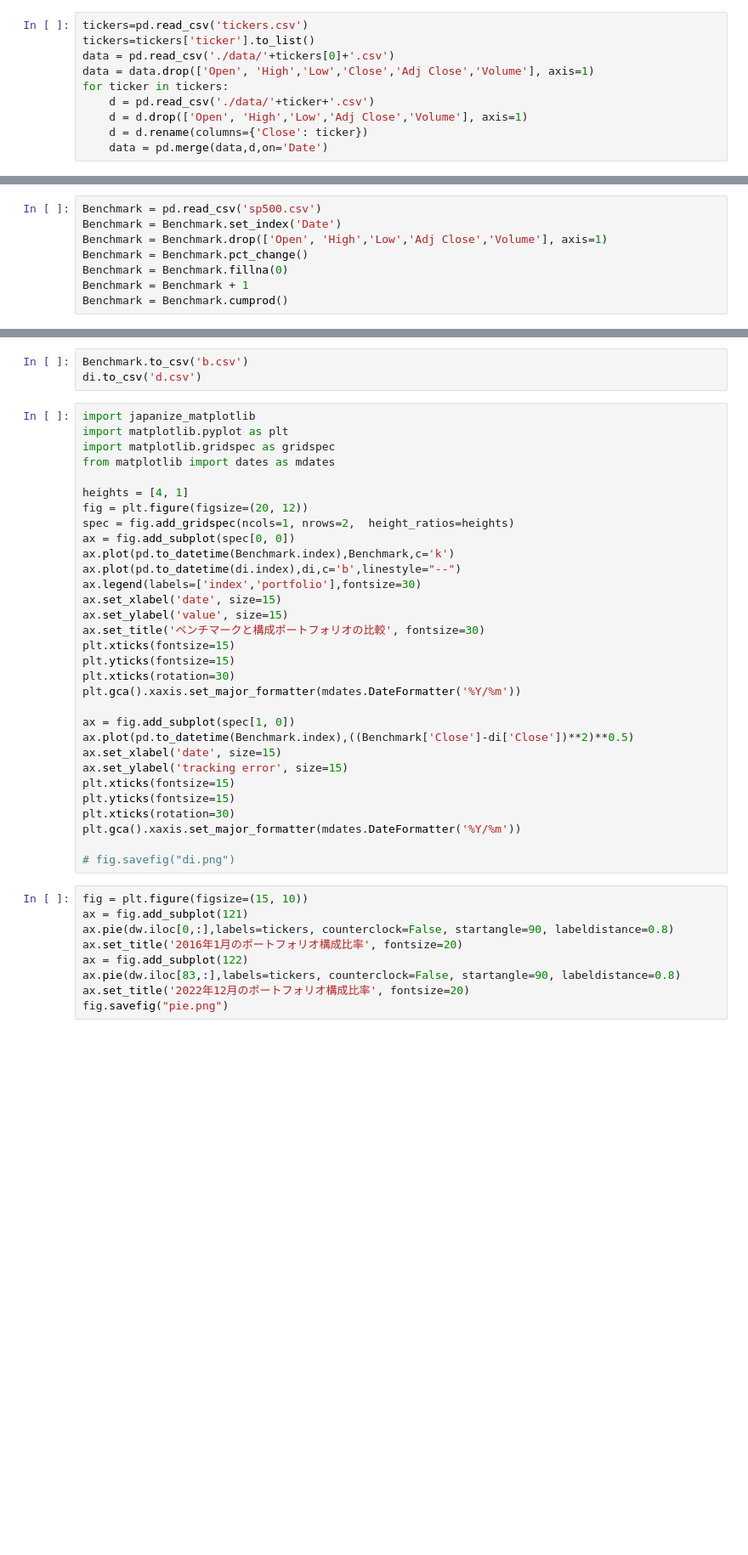
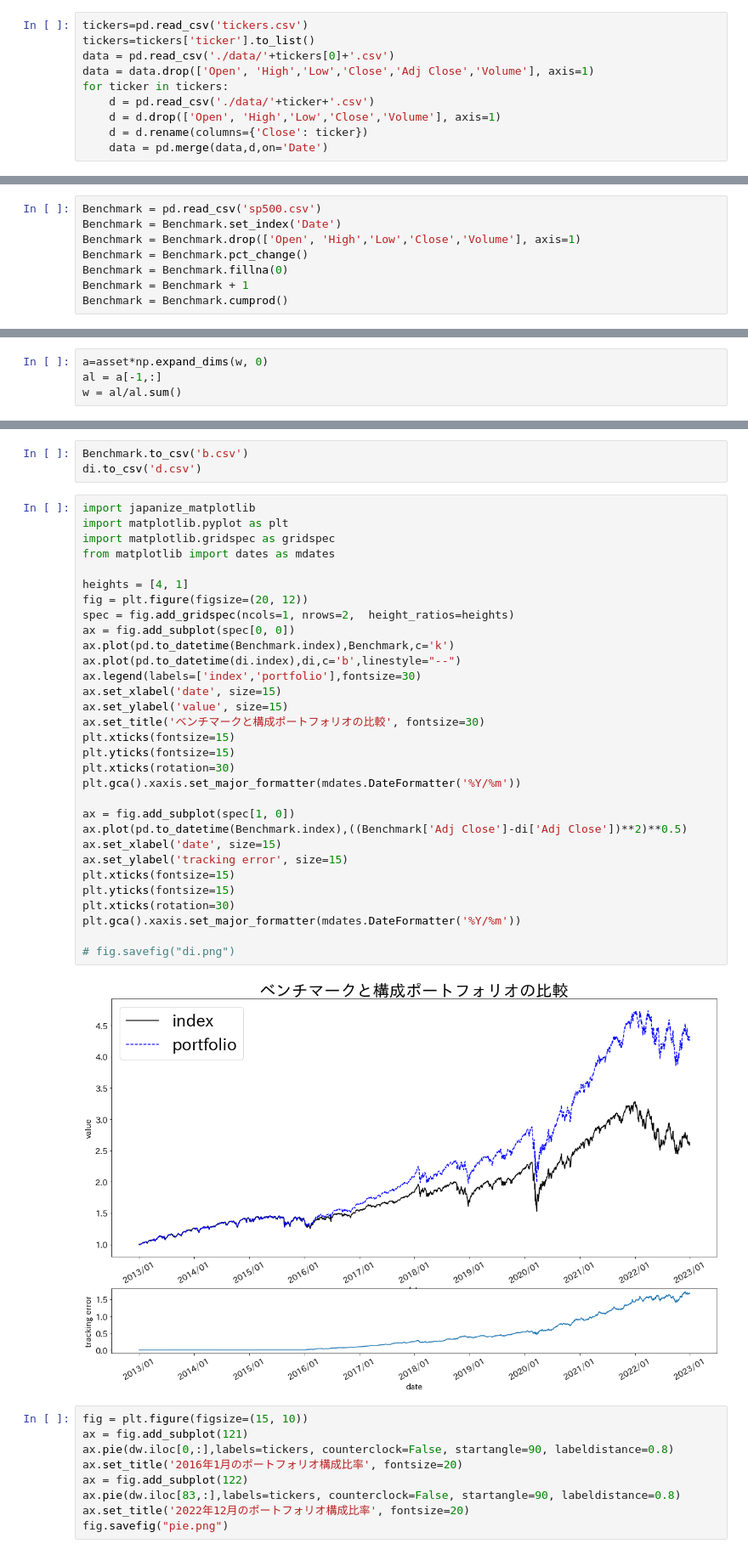
Before and after one commit to heytangning/direct-indexing, a Jupyter notebook: di_backtest.ipynb, the cells around one changed output, grey strips where cells are left out. Shown at 85% size. Drawn from its saved outputs; the diff is of its cells as text; blank space fills up the shorter version.

```diff
--- a/di_backtest.ipynb
+++ b/di_backtest.ipynb
@@ -65,7 +65,7 @@ data = pd.read_csv('./data/'+tickers[0]+'.csv')
 data = data.drop(['Open', 'High','Low','Close','Adj Close','Volume'], axis=1)
 for ticker in tickers:
     d = pd.read_csv('./data/'+ticker+'.csv')
-    d = d.drop(['Open', 'High','Low','Adj Close','Volume'], axis=1)
+    d = d.drop(['Open', 'High','Low','Close','Volume'], axis=1)
     d = d.rename(columns={'Close': ticker})
     data = pd.merge(data,d,on='Date')
 # %%
@@ -91,7 +91,7 @@ R = R.cumprod()
 # %%
 Benchmark = pd.read_csv('sp500.csv')
 Benchmark = Benchmark.set_index('Date')
-Benchmark = Benchmark.drop(['Open', 'High','Low','Adj Close','Volume'], axis=1)
+Benchmark = Benchmark.drop(['Open', 'High','Low','Close','Volume'], axis=1)
 Benchmark = Benchmark.pct_change()
 Benchmark = Benchmark.fillna(0)
 Benchmark = Benchmark + 1
@@ -151,0 +178,4 @@ di[dstart:dend]=d
+# %%
+a=asset*np.expand_dims(w, 0)
+al = a[-1,:]
+w = al/al.sum()
@@ -248,34 +290,36 @@ di.to_csv('d.csv')
 # %%
 import japanize_matplotlib
 import matplotlib.pyplot as plt
 import matplotlib.gridspec as gridspec
 from matplotlib import dates as mdates
 
 heights = [4, 1]
 fig = plt.figure(figsize=(20, 12))
 spec = fig.add_gridspec(ncols=1, nrows=2,  height_ratios=heights)
 ax = fig.add_subplot(spec[0, 0])
 ax.plot(pd.to_datetime(Benchmark.index),Benchmark,c='k')
 ax.plot(pd.to_datetime(di.index),di,c='b',linestyle="--")
 ax.legend(labels=['index','portfolio'],fontsize=30)
 ax.set_xlabel('date', size=15)
 ax.set_ylabel('value', size=15)
 ax.set_title('ベンチマークと構成ポートフォリオの比較', fontsize=30)
 plt.xticks(fontsize=15)
 plt.yticks(fontsize=15)
 plt.xticks(rotation=30)
 plt.gca().xaxis.set_major_formatter(mdates.DateFormatter('%Y/%m'))
 
 ax = fig.add_subplot(spec[1, 0])
-ax.plot(pd.to_datetime(Benchmark.index),((Benchmark['Close']-di['Close'])**2)**0.5)
+ax.plot(pd.to_datetime(Benchmark.index),((Benchmark['Adj Close']-di['Adj Close'])**2)**0.5)
 ax.set_xlabel('date', size=15)
 ax.set_ylabel('tracking error', size=15)
 plt.xticks(fontsize=15)
 plt.yticks(fontsize=15)
 plt.xticks(rotation=30)
 plt.gca().xaxis.set_major_formatter(mdates.DateFormatter('%Y/%m'))
 
 # fig.savefig("di.png")
+# %% [output]
+[figure, added]
 # %%
 fig = plt.figure(figsize=(15, 10))
 ax = fig.add_subplot(121)
```
Also changed, not shown: parts of 6 cells of this notebook, 1 other file.
